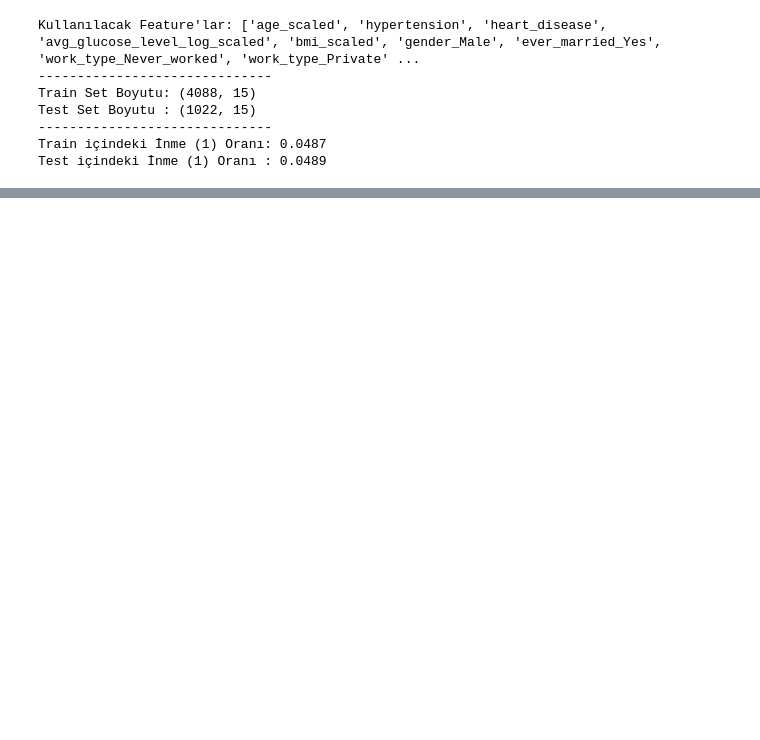
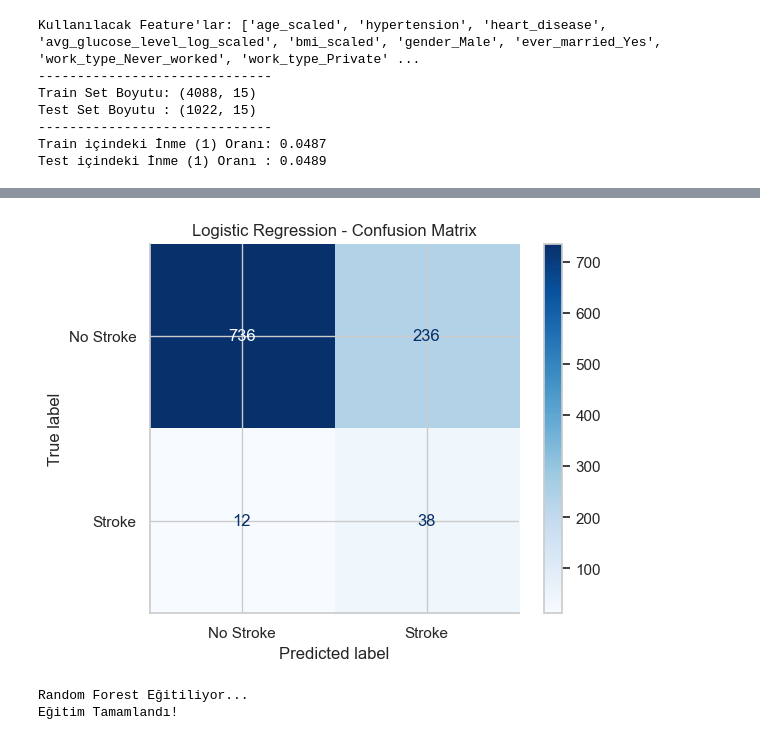
Before and after one commit to emirhangull/StrokePrediction, a Jupyter notebook: analysis.ipynb, the cells around one changed output, grey strips where cells are left out. Drawn from its saved outputs; the diff is of its cells as text; code cells hidden in the pictures; blank space fills up the shorter version.

```diff
--- a/analysis.ipynb
+++ b/analysis.ipynb
@@ -1042,0 +1052,3 @@ NameError: name 'StandardScaler' is not defined
+# %%
+y_pred = logreg_pipeline.predict(X_test)
+y_pred_proba = logreg_pipeline.predict_proba(X_test)[:, 1]  # ROC-AUC için
@@ -1042,0 +1075,8 @@ NameError: name 'StandardScaler' is not defined
+# %%
+cm = confusion_matrix(y_test, y_pred)
+disp = ConfusionMatrixDisplay(confusion_matrix=cm, display_labels=['No Stroke', 'Stroke'])
+disp.plot(cmap='Blues')
+plt.title("Logistic Regression - Confusion Matrix")
+plt.show()
+# %% [output]
+[figure, added]
@@ -1042,0 +1086,19 @@ NameError: name 'StandardScaler' is not defined
+# %%
+# SMOTE + StandardScaler + Random Forest Pipeline
+rf_pipeline = ImbPipeline(steps=[
+    ('smote', SMOTE(random_state=42)),
+    ('scale', StandardScaler()),
+    ('classifier', RandomForestClassifier(
+        n_estimators=100,
+        random_state=42,
+        class_weight='balanced',
+        n_jobs=-1
+    ))
+])
+
+print("Random Forest Eğitiliyor...")
+rf_pipeline.fit(X_train, y_train)
+print("Eğitim Tamamlandı!")
+# %% [output]
+Random Forest Eğitiliyor...
+Eğitim Tamamlandı!
```
Also changed, not shown: parts of 43 cells of this notebook.
